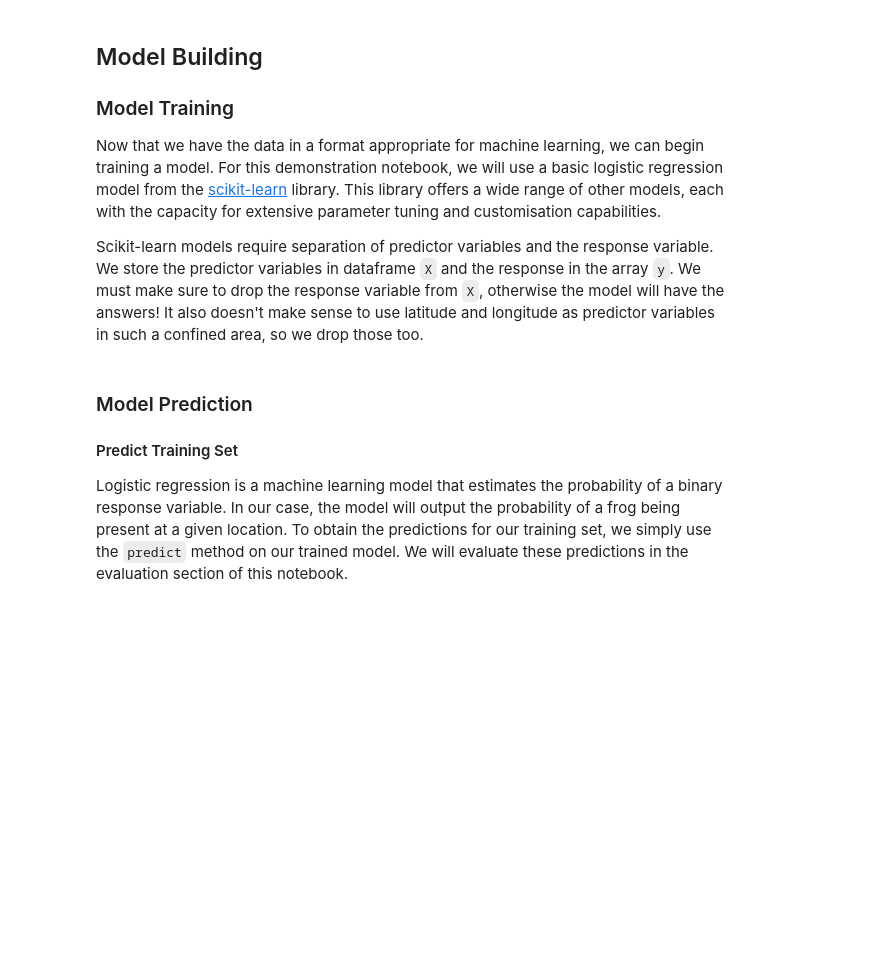
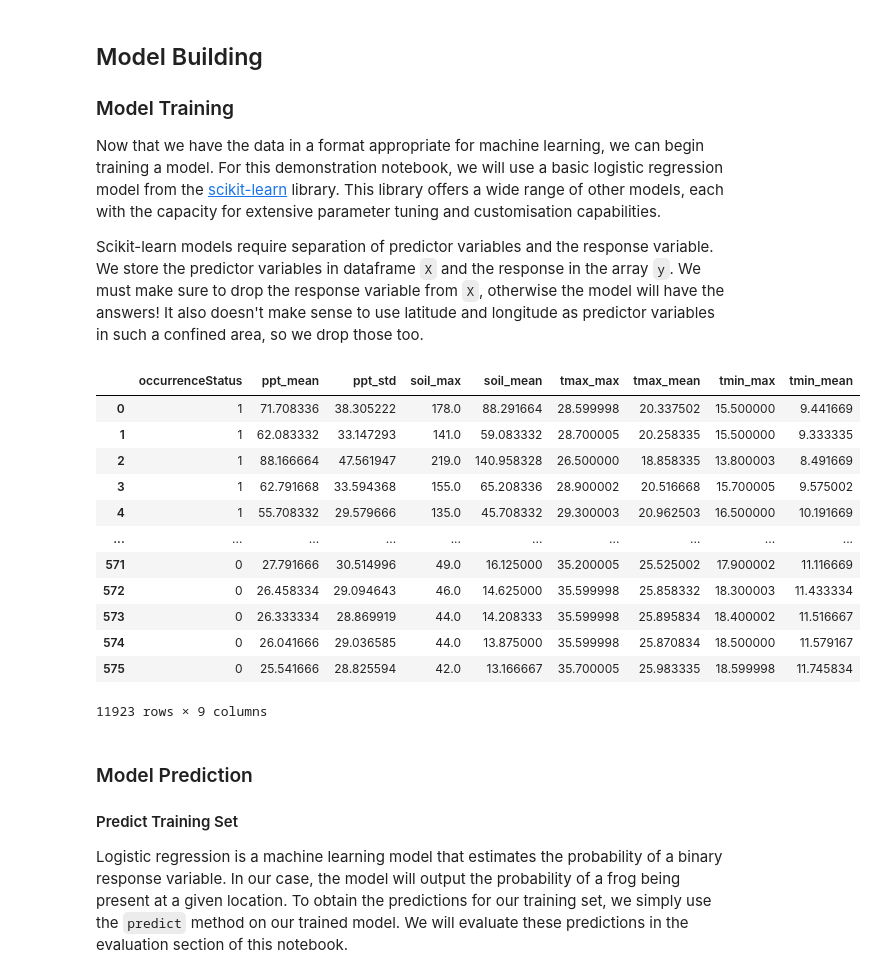
Before and after one commit to lealiaxiong/EYDataChallenge2022, a Jupyter notebook: level_1_challenge/RWL/20220530_challenge_1_all_bboxes_2_adjusted_metrics_preprocess_deeplearn.ipynb, the cells around one changed output. Cells and saved outputs as stored; diff of their text form; code cells hidden in the pictures; blank space fills up the shorter version.

```diff
--- a/level_1_challenge/RWL/20220530_challenge_1_all_bboxes_2_adjusted_metrics_preprocess_deeplearn.ipynb
+++ b/level_1_challenge/RWL/20220530_challenge_1_all_bboxes_2_adjusted_metrics_preprocess_deeplearn.ipynb
@@ -491,5 +607,21 @@ X_scaled_labeled = pd.DataFrame(X_scaled)
 X_scaled_labeled = X_scaled_labeled.set_axis(X.columns, axis='columns')
 #full_model.fit(X_scaled_labeled, y)
 clf_no_DS = MLPClassifier().fit(X_scaled_labeled, y)
+# %%
+model_data_dropped
+# %% [output]
+|  | occurrenceStatus | ppt_mean | ppt_std | soil_max | soil_mean | tmax_max | tmax_mean | tmin_max | tmin_mean |
+| 0 | 1 | 71.708336 | 38.305222 | 178.0 | 88.291664 | 28.599998 | 20.337502 | 15.500000 | 9.441669 |
+| 1 | 1 | 62.083332 | 33.147293 | 141.0 | 59.083332 | 28.700005 | 20.258335 | 15.500000 | 9.333335 |
+| 2 | 1 | 88.166664 | 47.561947 | 219.0 | 140.958328 | 26.500000 | 18.858335 | 13.800003 | 8.491669 |
+| 3 | 1 | 62.791668 | 33.594368 | 155.0 | 65.208336 | 28.900002 | 20.516668 | 15.700005 | 9.575002 |
+| 4 | 1 | 55.708332 | 29.579666 | 135.0 | 45.708332 | 29.300003 | 20.962503 | 16.500000 | 10.191669 |
+| ... | ... | ... | ... | ... | ... | ... | ... | ... | ... |
+| 571 | 0 | 27.791666 | 30.514996 | 49.0 | 16.125000 | 35.200005 | 25.525002 | 17.900002 | 11.116669 |
+| 572 | 0 | 26.458334 | 29.094643 | 46.0 | 14.625000 | 35.599998 | 25.858332 | 18.300003 | 11.433334 |
+| 573 | 0 | 26.333334 | 28.869919 | 44.0 | 14.208333 | 35.599998 | 25.895834 | 18.400002 | 11.516667 |
+| 574 | 0 | 26.041666 | 29.036585 | 44.0 | 13.875000 | 35.599998 | 25.870834 | 18.500000 | 11.579167 |
+| 575 | 0 | 25.541666 | 28.825594 | 42.0 | 13.166667 | 35.700005 | 25.983335 | 18.599998 | 11.745834 |
+11923 rows × 9 columns
 # %%
 full_model = clf_no_DS
```
Also changed, not shown: parts of 26 cells of this notebook, 4 other files.
